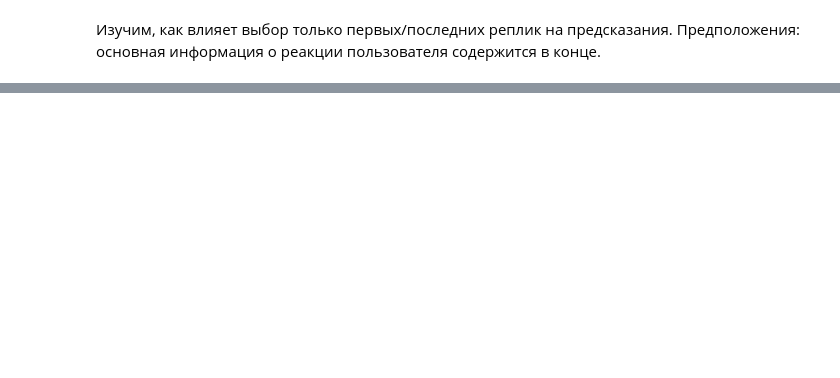
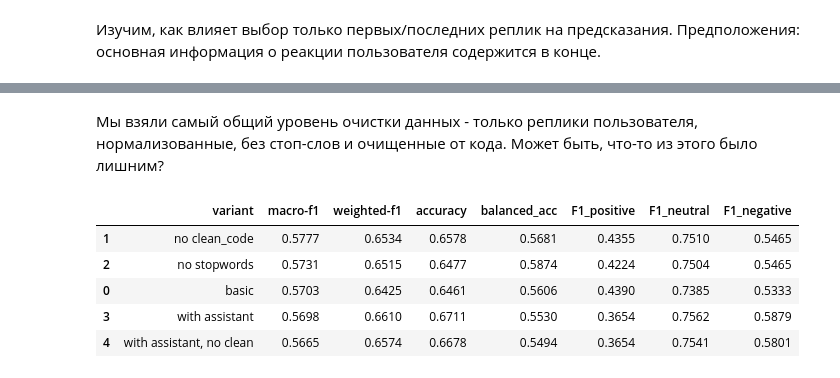
Before and after one commit to Half-Head/ML_homework, a Jupyter notebook: hw1/2_reactions.ipynb, the cells around one changed output, grey strips where cells are left out. Saved outputs shown, nothing was run; the diff lists cells and outputs as text; code cells hidden in the pictures; blank space fills up the shorter version.

```diff
--- a/hw1/2_reactions.ipynb
+++ b/hw1/2_reactions.ipynb
@@ -283,0 +347,2 @@ display(variant_results_df)
+# %% [markdown]
+Мы взяли самый общий уровень очистки данных - только реплики пользователя, нормализованные, без стоп-слов и очищенные от кода. Может быть, что-то из этого было лишним?
@@ -283,0 +378,42 @@ display(variant_results_df)
+# %%
+variants = [
+    ("basic", False, True, True),
+    ("no clean_code", False, False, True),
+    ("no stopwords", False, True,  False),
+    ("with assistant", True, True, True),
+    ("with assistant, no clean", True, False, True),
+]
+
+rows = []
+for name, inc_a, clean, drop in variants:
+    texts = [processing_dialog(d, inc_a, clean, drop) for d in labeled_dialogs]
+
+    vec = TfidfVectorizer(ngram_range=(1, 2), sublinear_tf=True)
+    X_tr = vec.fit_transform([texts[i] for i in idx_train_val[idx_train]])
+    X_va = vec.transform([texts[i] for i in idx_train_val[idx_val]])
+
+    l_r = LogisticRegression(C=0.1, class_weight="balanced",
+                             max_iter=5000, random_state=SEED).fit(X_tr, y_train)
+    pred = l_r.predict(X_va)
+
+    m = calculate_metrics(y_val, pred, LABELS)
+    rows.append({
+        "variant":       name,
+        "macro-f1":      m["macro-f1"],
+        "weighted-f1":   m["weighted-f1"],
+        "accuracy":      m["accuracy"],
+        "balanced_acc":  m["balanced_accuracy"],
+        "F1_positive":   m["per_class_metrics"]["f1_positive"],
+        "F1_neutral":    m["per_class_metrics"]["f1_neutral"],
+        "F1_negative":   m["per_class_metrics"]["f1_negative"],
+    })
+
+variants_df = pd.DataFrame(rows).round(4).sort_values("macro-f1", ascending=False)
+variants_df
+# %% [output]
+|  | variant | macro-f1 | weighted-f1 | accuracy | balanced_acc | F1_positive | F1_neutral | F1_negative |
+| 1 | no clean_code | 0.5777 | 0.6534 | 0.6578 | 0.5681 | 0.4355 | 0.7510 | 0.5465 |
+| 2 | no stopwords | 0.5731 | 0.6515 | 0.6477 | 0.5874 | 0.4224 | 0.7504 | 0.5465 |
+| 0 | basic | 0.5703 | 0.6425 | 0.6461 | 0.5606 | 0.4390 | 0.7385 | 0.5333 |
+| 3 | with assistant | 0.5698 | 0.6610 | 0.6711 | 0.5530 | 0.3654 | 0.7562 | 0.5879 |
+| 4 | with assistant, no clean | 0.5665 | 0.6574 | 0.6678 | 0.5494 | 0.3654 | 0.7541 | 0.5801 |
```
Also changed, not shown: parts of 15 cells of this notebook.
